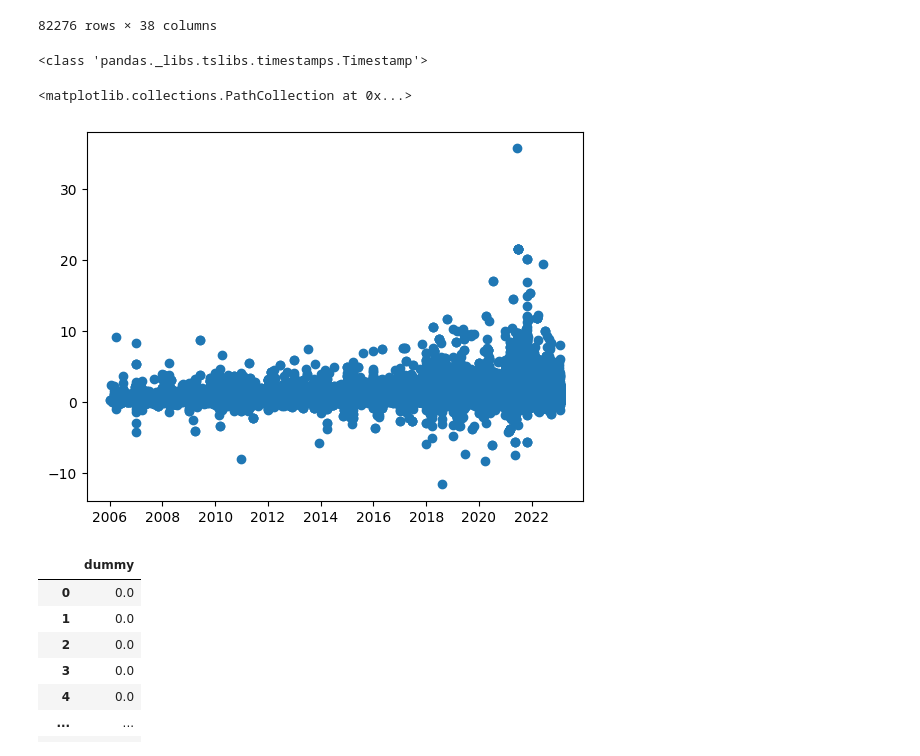
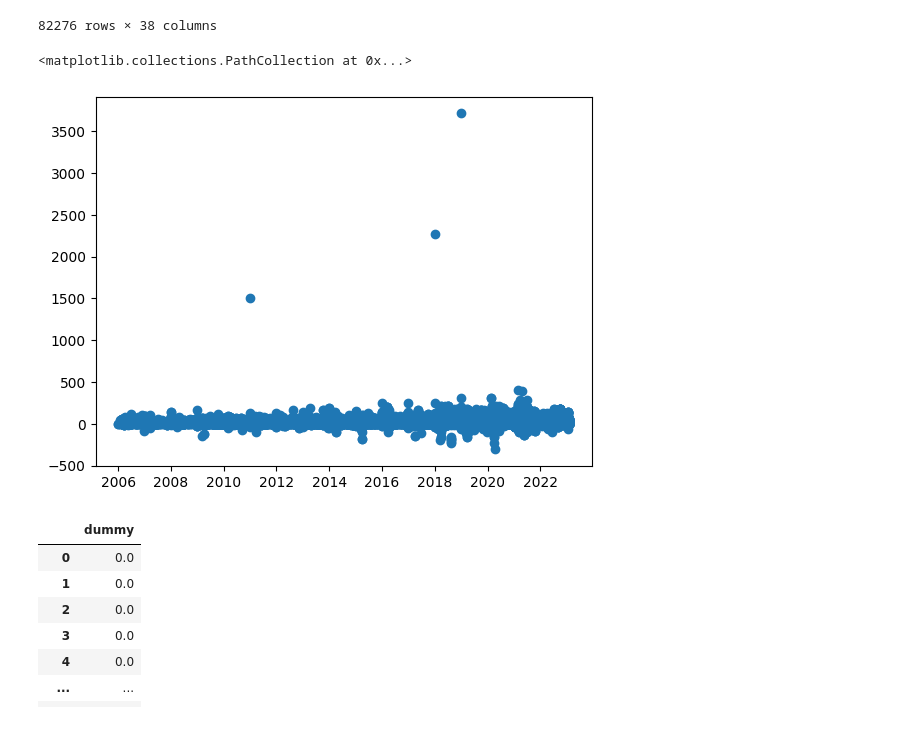
Before and after one commit to yggdrasilyuan/practicum, a Jupyter notebook: regression_time.ipynb, the cells around one changed output. Saved outputs shown, nothing was run; the diff lists cells and outputs as text; code cells hidden in the pictures.

```diff
--- a/regression_time.ipynb
+++ b/regression_time.ipynb
@@ -24,18 +24,17 @@ data
 | 82275 | 9156117 | 197325825 | AR | 2022-12-21 | 2022-12-21 16:00:00 | CAFCA Limited | ... |
 82276 rows × 38 columns
 # %%
-para="avg_sent_x"
+para="sum_sent_x"
 
 
 data=data.sort_values("FILING_DATE")
 x=data["FILING_DATE"]
 y=data[para]
-print(type(x[1]))
+# print(type(x[1]))
 plt.scatter(x,y)
 # %% [output]
-<class 'pandas._libs.tslibs.timestamps.Timestamp'>
+<matplotlib.collections.PathCollection at 0x...>
-<matplotlib.collections.PathCollection at 0x...>
-[figure, old version]
+[figure, new version]
 # %%
 data1=data.set_index("FILING_DATE",drop=False)
 data1
```
Also changed, not shown: parts of 12 cells of this notebook.
